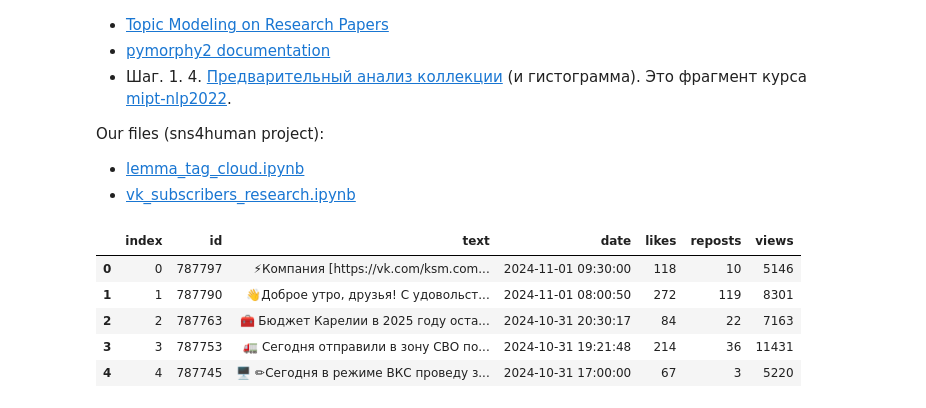
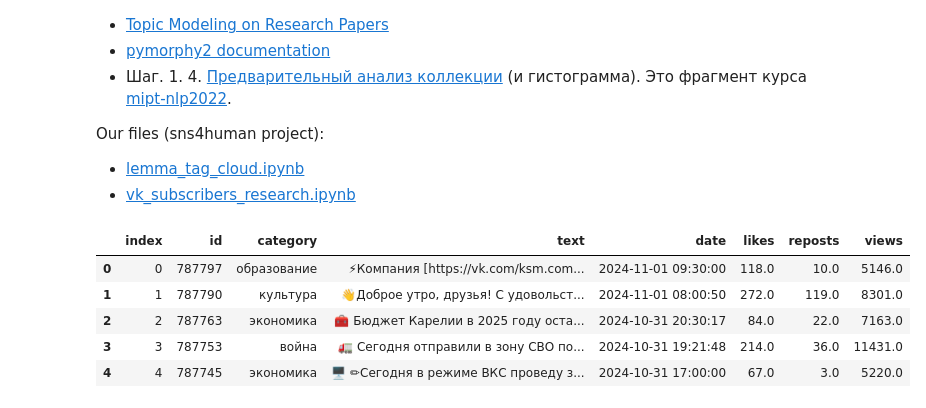
Before and after one commit to componavt/sns4human, a Jupyter notebook: src/vk/nlp/topic_model.ipynb, the cells around one changed output. Saved outputs shown, nothing was run; the diff lists cells and outputs as text; code cells hidden in the pictures.

```diff
--- a/src/vk/nlp/topic_model.ipynb
+++ b/src/vk/nlp/topic_model.ipynb
@@ -19,21 +19,22 @@ Our files (sns4human project):
 # %%
 import pandas as pd
 
 csv_files = [
-    "https://raw.githubusercontent.com/componavt/sns4human/main/data/vk/posts/aparfenchikov_short.csv",
+#    "https://raw.githubusercontent.com/componavt/sns4human/main/data/vk/posts/aparfenchikov_short.csv",
+    "https://raw.githubusercontent.com/componavt/sns4human/main/data/vk/posts/aparfenchikov_category_short.csv",
 #    "https://raw.githubusercontent.com/componavt/sns4human/main/data/vk/posts/aparfenchikov.csv",
 ]
 
 df = pd.concat([pd.read_csv(url) for url in csv_files], ignore_index=True)
 df = df.reset_index()  # make sure indexes pair with number of rows
 df.head()
 # %% [output]
-|  | index | id | text | date | likes | reposts | views |
-| 0 | 0 | 787797 | ⚡Компания [https://vk.com/ksm.com... | 2024-11-01 09:30:00 | 118 | 10 | 5146 |
-| 1 | 1 | 787790 | 👋Доброе утро, друзья! С удовольст... | 2024-11-01 08:00:50 | 272 | 119 | 8301 |
-| 2 | 2 | 787763 | 🧰 Бюджет Карелии в 2025 году оста... | 2024-10-31 20:30:17 | 84 | 22 | 7163 |
-| 3 | 3 | 787753 | 🚛 Сегодня отправили в зону СВО по... | 2024-10-31 19:21:48 | 214 | 36 | 11431 |
-| 4 | 4 | 787745 | 🖥 ✏Сегодня в режиме ВКС проведу з... | 2024-10-31 17:00:00 | 67 | 3 | 5220 |
+|  | index | id | category | text | date | likes | reposts | views |
+| 0 | 0 | 787797 | образование | ⚡Компания [https://vk.com/ksm.com... | 2024-11-01 09:30:00 | 118.0 | 10.0 | 5146.0 |
+| 1 | 1 | 787790 | культура | 👋Доброе утро, друзья! С удовольст... | 2024-11-01 08:00:50 | 272.0 | 119.0 | 8301.0 |
+| 2 | 2 | 787763 | экономика | 🧰 Бюджет Карелии в 2025 году оста... | 2024-10-31 20:30:17 | 84.0 | 22.0 | 7163.0 |
+| 3 | 3 | 787753 | война | 🚛 Сегодня отправили в зону СВО по... | 2024-10-31 19:21:48 | 214.0 | 36.0 | 11431.0 |
+| 4 | 4 | 787745 | экономика | 🖥 ✏Сегодня в режиме ВКС проведу з... | 2024-10-31 17:00:00 | 67.0 | 3.0 | 5220.0 |
 # %%
 import nltk
 from nltk.tokenize import word_tokenize
```
Also changed, not shown: parts of 6 cells of this notebook.
